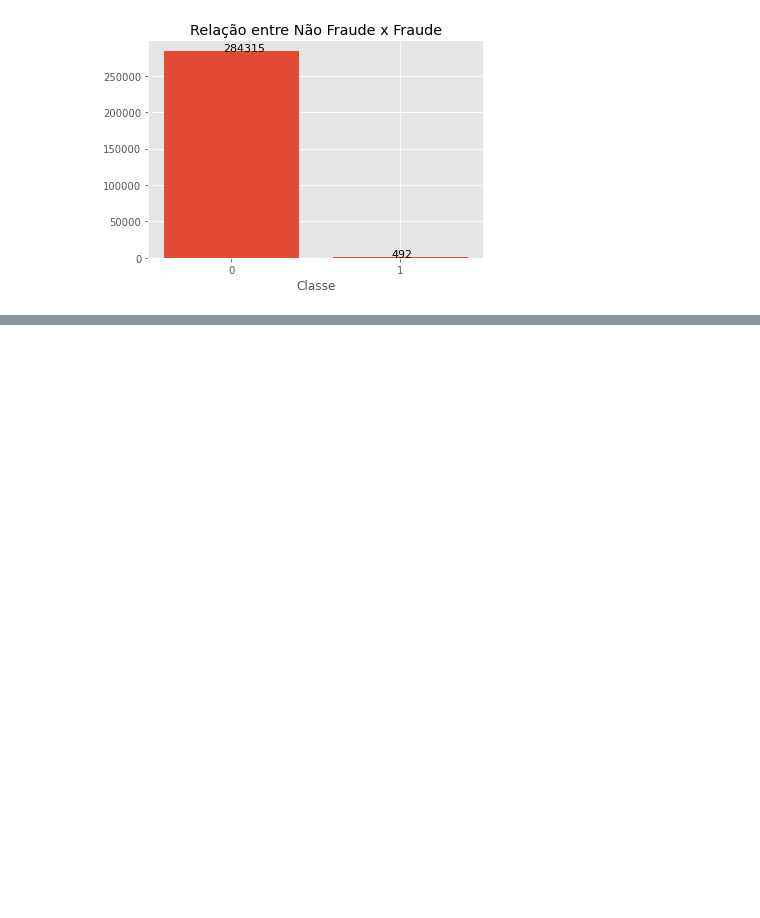
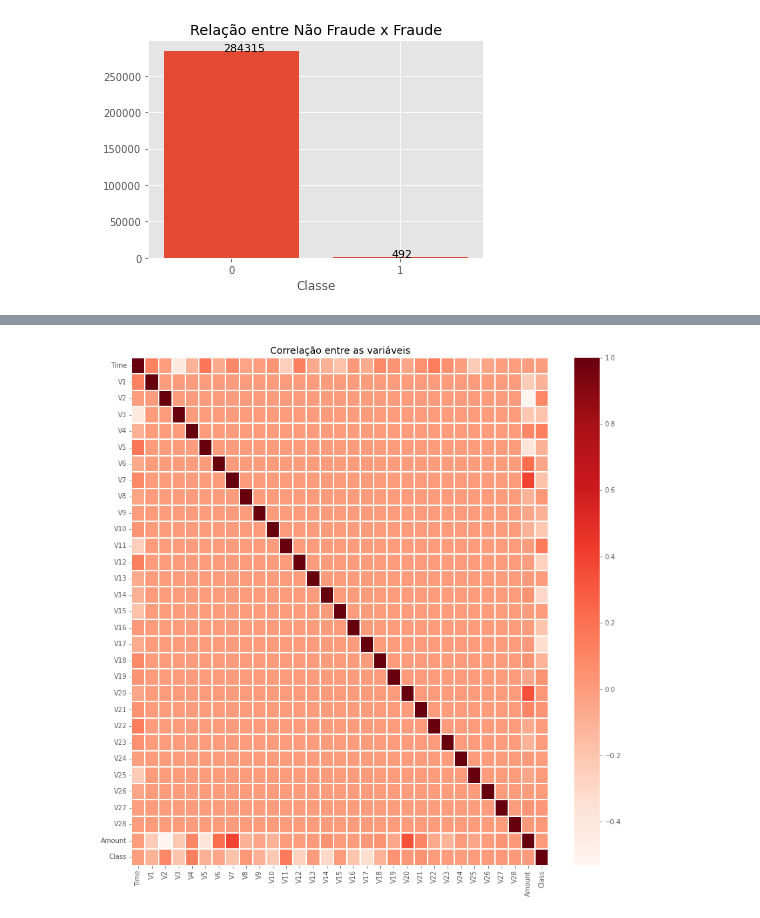
Before and after one commit to elianekelm/IA_PUC_Minas, a Jupyter notebook: Relatorio_Tecnico/Rel_Tecnico.ipynb, the cells around one changed output, grey strips where cells are left out. Drawn from its saved outputs; the diff is of its cells as text; code cells hidden in the pictures; blank space fills up the shorter version.

```diff
--- a/Relatorio_Tecnico/Rel_Tecnico.ipynb
+++ b/Relatorio_Tecnico/Rel_Tecnico.ipynb
@@ -268,0 +234,11 @@ fig.savefig('fig_class.png', format='png')
+# %%
+# Identificando a correlação entre as variáveis
+# Correlação não implica causalidade
+
+plt.figure(figsize = (14,14))
+plt.title('Correlação entre as variáveis')
+corr = df.corr()
+sns.heatmap(corr,xticklabels=corr.columns,yticklabels=corr.columns,linewidths=.1,cmap="Reds")
+plt.show()
+# %% [output]
+[figure, added]
```
Also changed, not shown: parts of 66 cells of this notebook.
